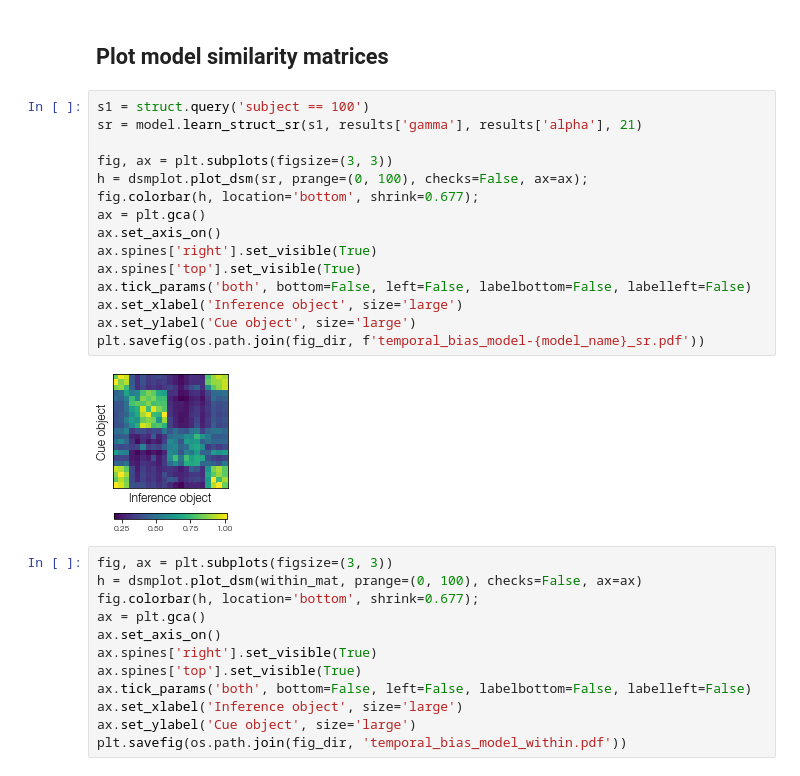
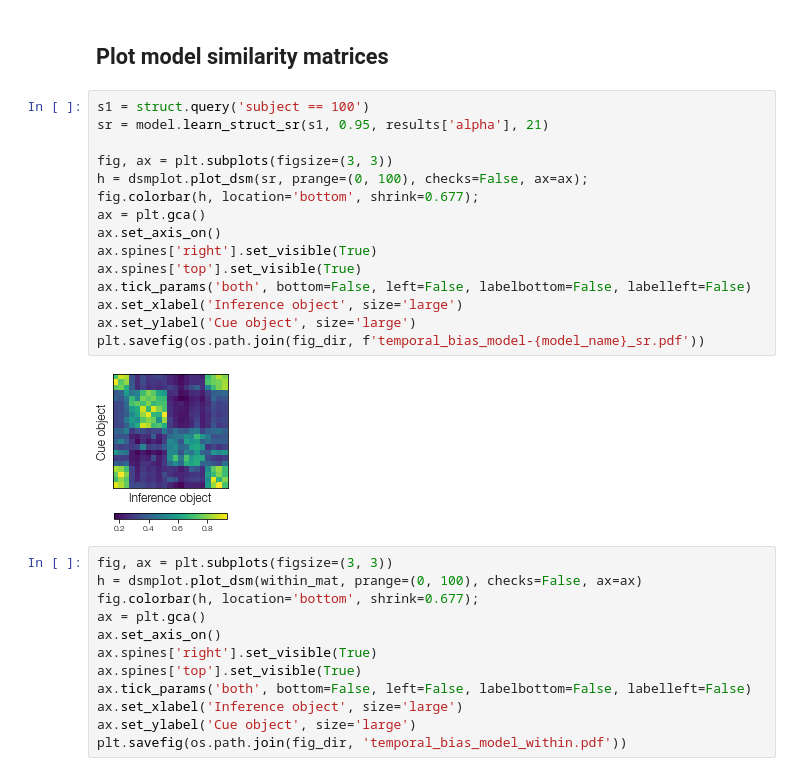
Before and after one commit to prestonlab/tesser, a Jupyter notebook: jupyter/fit_induct_sr_comm_gqw_a10.ipynb, the cells around one changed output. Drawn from its saved outputs; the diff is of its cells as text.

Commit message:
feat: alternate plots for similarity matrices

```diff
--- a/jupyter/fit_induct_sr_comm_gqw_a10.ipynb
+++ b/jupyter/fit_induct_sr_comm_gqw_a10.ipynb
@@ -91,21 +91,21 @@ results
 ## Plot model similarity matrices
 # %%
 s1 = struct.query('subject == 100')
-sr = model.learn_struct_sr(s1, results['gamma'], results['alpha'], 21)
+sr = model.learn_struct_sr(s1, 0.95, results['alpha'], 21)
 
 fig, ax = plt.subplots(figsize=(3, 3))
 h = dsmplot.plot_dsm(sr, prange=(0, 100), checks=False, ax=ax);
 fig.colorbar(h, location='bottom', shrink=0.677);
 ax = plt.gca()
 ax.set_axis_on()
 ax.spines['right'].set_visible(True)
 ax.spines['top'].set_visible(True)
 ax.tick_params('both', bottom=False, left=False, labelbottom=False, labelleft=False)
 ax.set_xlabel('Inference object', size='large')
 ax.set_ylabel('Cue object', size='large')
 plt.savefig(os.path.join(fig_dir, f'temporal_bias_model-{model_name}_sr.pdf'))
 # %% [output]
-[figure, old version]
+[figure, new version]
 # %%
 fig, ax = plt.subplots(figsize=(3, 3))
 h = dsmplot.plot_dsm(within_mat, prange=(0, 100), checks=False, ax=ax)
```
Also changed, not shown: parts of 2 cells of this notebook.
